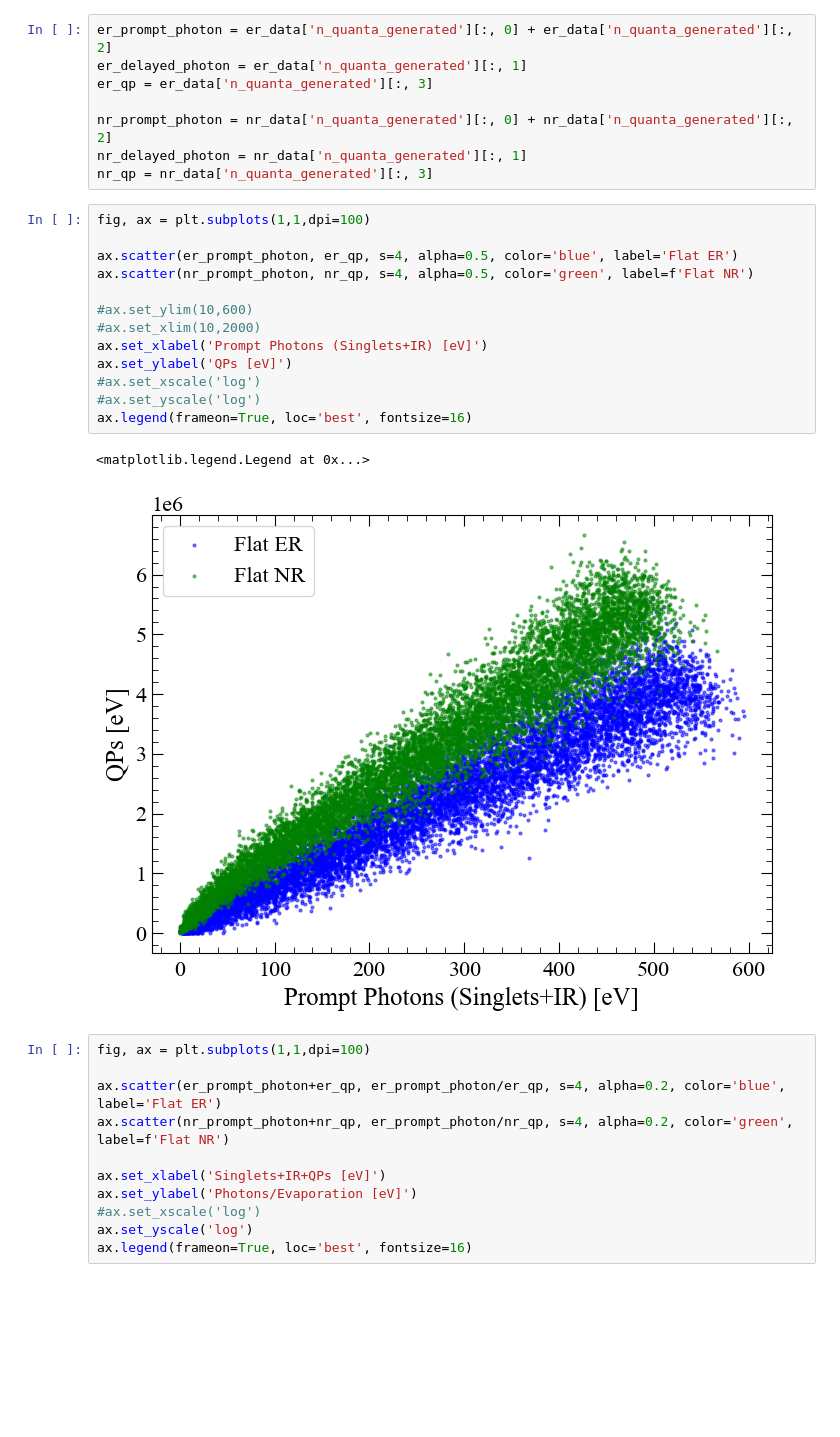
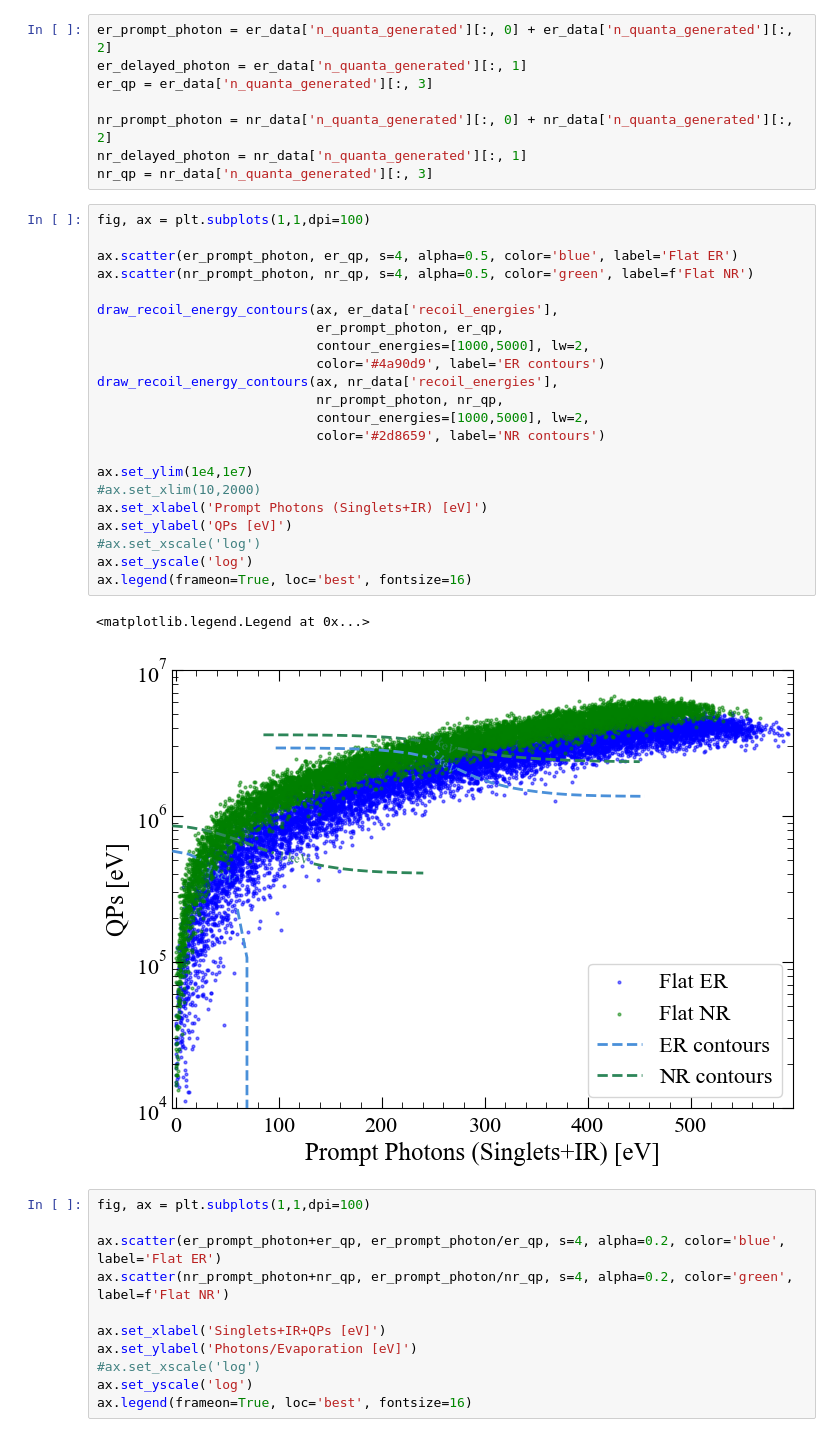
Before and after one commit to spice-herald/HeRM, a Jupyter notebook: Example_notebooks/Channel_Signal_Distributions.ipynb, the cells around one changed output. Cells and saved outputs as stored; diff of their text form; blank space fills up the shorter version.

```diff
--- a/Example_notebooks/Channel_Signal_Distributions.ipynb
+++ b/Example_notebooks/Channel_Signal_Distributions.ipynb
@@ -821,19 +965,28 @@ nr_qp = nr_data['n_quanta_generated'][:, 3]
 # %%
 fig, ax = plt.subplots(1,1,dpi=100)
 
 ax.scatter(er_prompt_photon, er_qp, s=4, alpha=0.5, color='blue', label='Flat ER')
 ax.scatter(nr_prompt_photon, nr_qp, s=4, alpha=0.5, color='green', label=f'Flat NR')
 
-#ax.set_ylim(10,600)
+draw_recoil_energy_contours(ax, er_data['recoil_energies'],
+                            er_prompt_photon, er_qp,
+                            contour_energies=[1000,5000], lw=2,
+                            color='#4a90d9', label='ER contours')
+draw_recoil_energy_contours(ax, nr_data['recoil_energies'],
+                            nr_prompt_photon, nr_qp,
+                            contour_energies=[1000,5000], lw=2,
+                            color='#2d8659', label='NR contours')
+
+ax.set_ylim(1e4,1e7)
 #ax.set_xlim(10,2000)
 ax.set_xlabel('Prompt Photons (Singlets+IR) [eV]')
 ax.set_ylabel('QPs [eV]')
 #ax.set_xscale('log')
-#ax.set_yscale('log')
+ax.set_yscale('log')
 ax.legend(frameon=True, loc='best', fontsize=16)
 # %% [output]
 <matplotlib.legend.Legend at 0x...>
-[figure, old version]
+[figure, new version]
 # %%
 fig, ax = plt.subplots(1,1,dpi=100)
 
```
Also changed, not shown: parts of 8 cells of this notebook, 38 other files.
